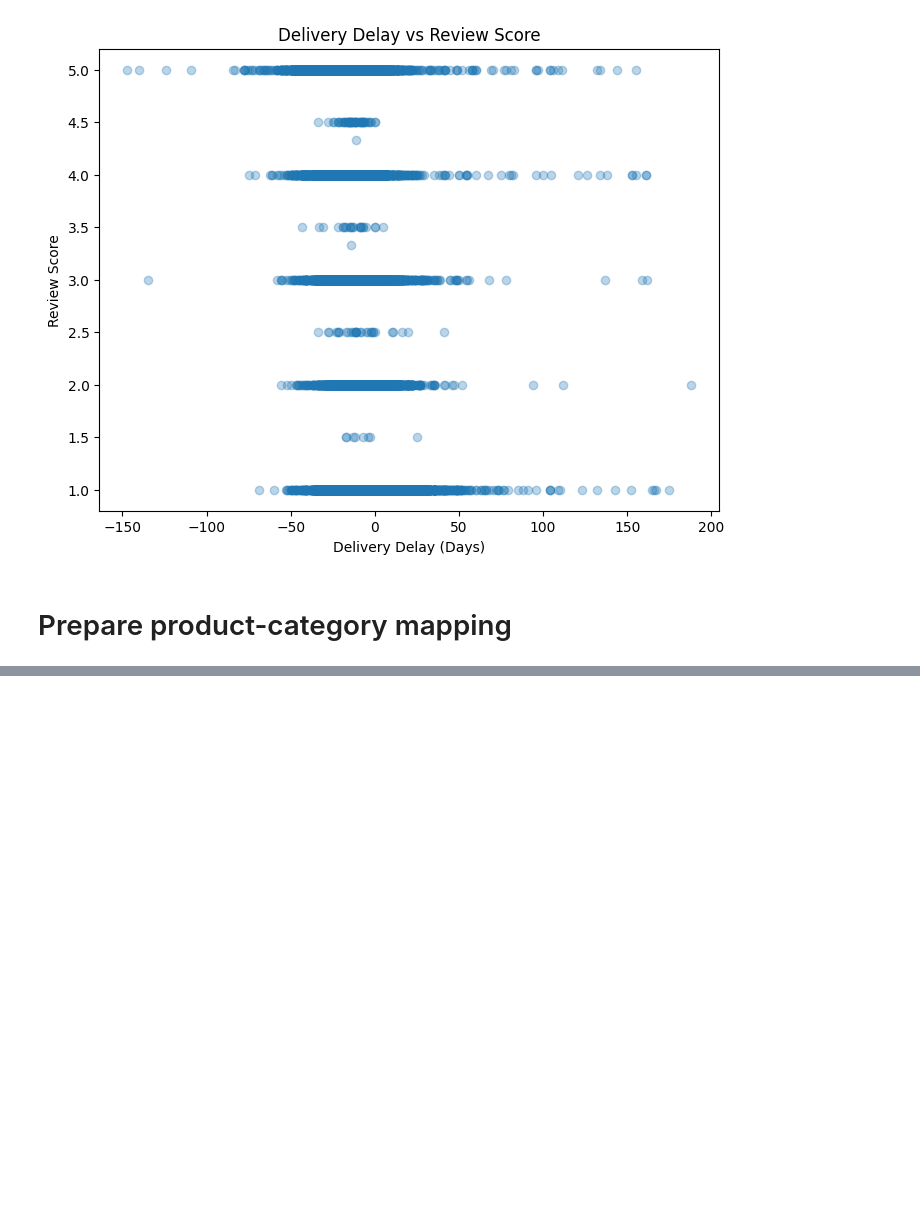
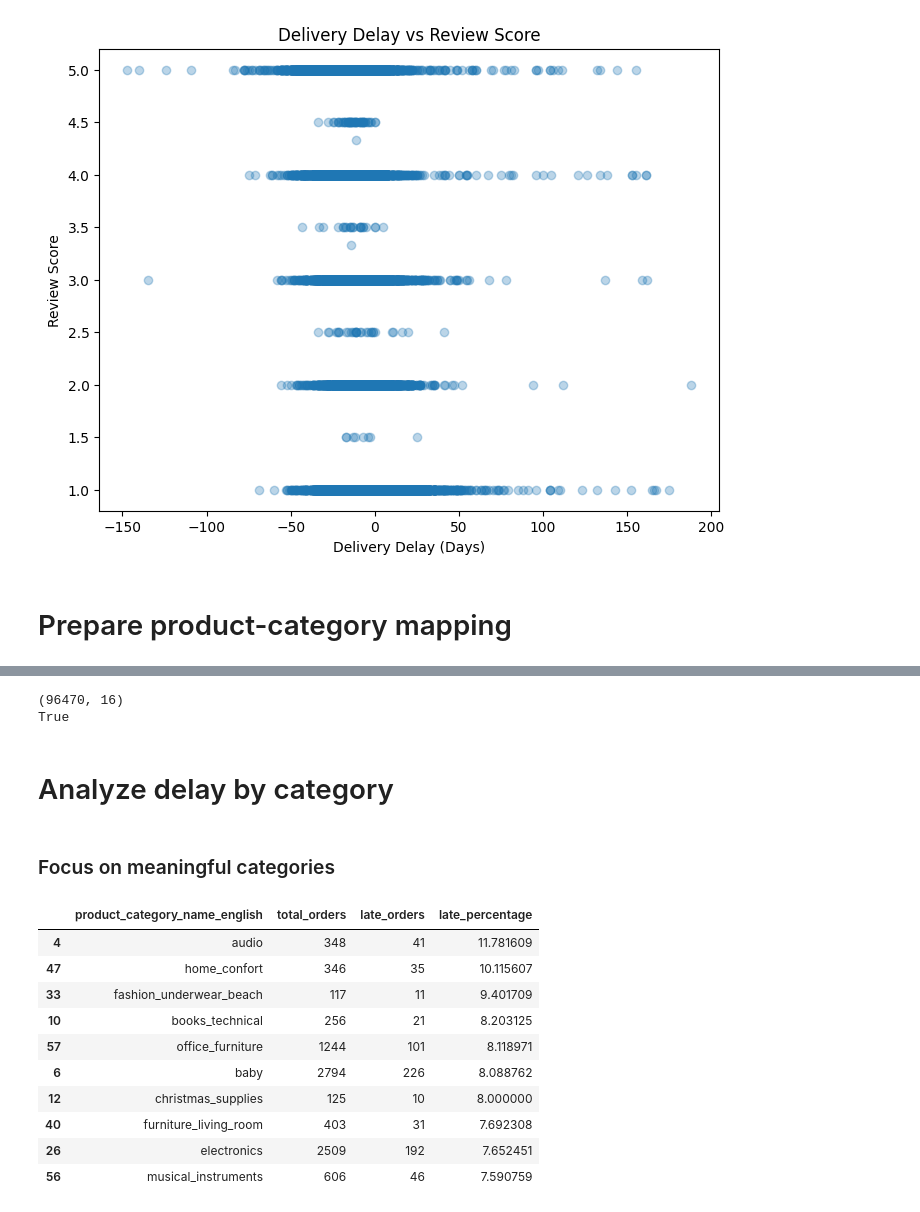
Before and after one commit to BossEl-566/The-Logistics-Auditor, a Jupyter notebook: logistics_auditor.ipynb, the cells around one changed output, grey strips where cells are left out. Cells and saved outputs as stored; diff of their text form; code cells hidden in the pictures; blank space fills up the shorter version.

```diff
--- a/logistics_auditor.ipynb
+++ b/logistics_auditor.ipynb
@@ -307,0 +324,13 @@ order_items_products = order_items.merge(
+# %%
+order_category = (
+    order_items_products
+    .groupby(["order_id", "product_category_name_english"])
+    .size()
+    .reset_index(name="count")
+)
+
+# pick most frequent category per order
+order_category = order_category.sort_values(
+    ["order_id", "count"],
+    ascending=[True, False]
+).drop_duplicates("order_id")
@@ -307,0 +351,8 @@ order_items_products = order_items.merge(
+# %%
+print(df_category.shape)
+print(df_category["order_id"].is_unique)
+# %% [output]
+(96470, 16)
+True
+# %% [markdown]
+# Analyze delay by category
@@ -307,0 +373,2 @@ order_items_products = order_items.merge(
+# %% [markdown]
+### Focus on meaningful categories
@@ -307,0 +377,14 @@ order_items_products = order_items.merge(
+# %%
+category_analysis.head(10)
+# %% [output]
+|  | product_category_name_english | total_orders | late_orders | late_percentage |
+| 4 | audio | 348 | 41 | 11.781609 |
+| 47 | home_confort | 346 | 35 | 10.115607 |
+| 33 | fashion_underwear_beach | 117 | 11 | 9.401709 |
+| 10 | books_technical | 256 | 21 | 8.203125 |
+| 57 | office_furniture | 1244 | 101 | 8.118971 |
+| 6 | baby | 2794 | 226 | 8.088762 |
+| 12 | christmas_supplies | 125 | 10 | 8.000000 |
+| 40 | furniture_living_room | 403 | 31 | 7.692308 |
+| 26 | electronics | 2509 | 192 | 7.652451 |
+| 56 | musical_instruments | 606 | 46 | 7.590759 |
```
Also changed, not shown: parts of 12 cells of this notebook, 1 other file.
